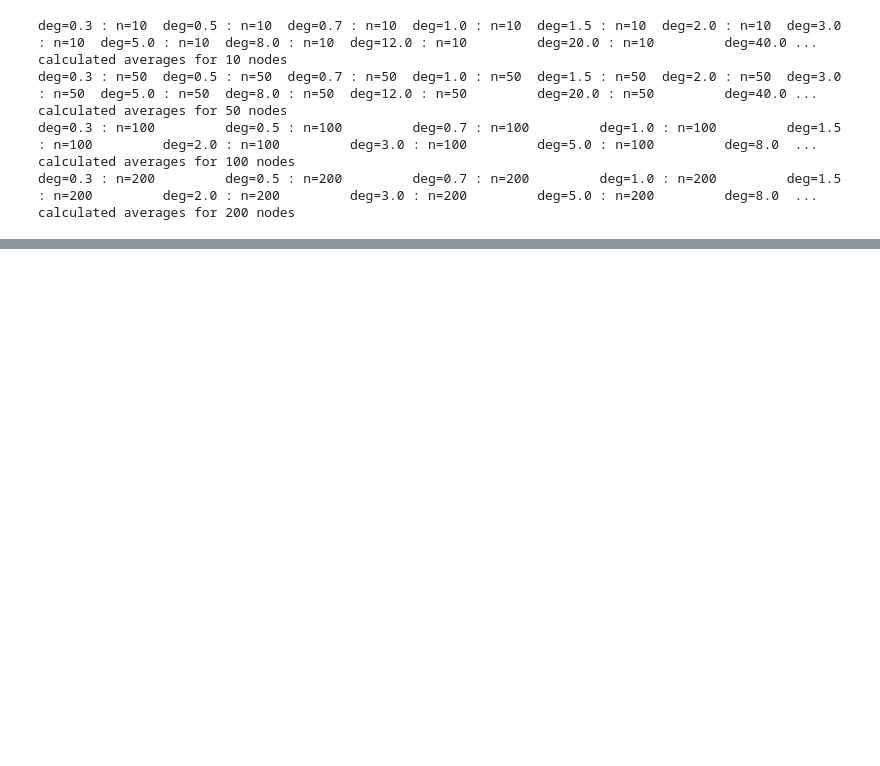
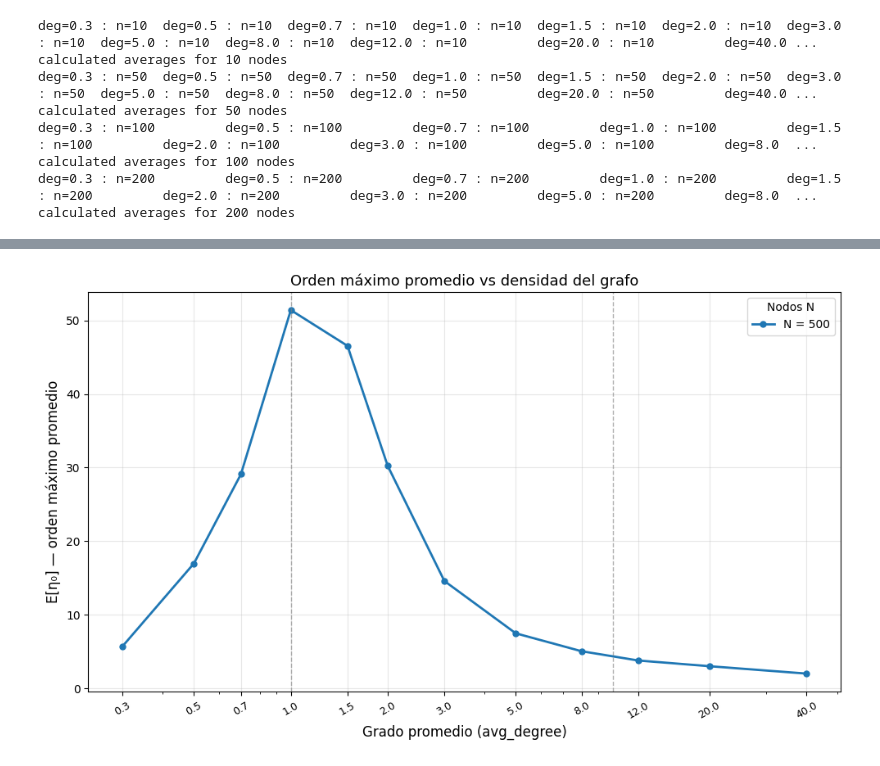
Before and after one commit to criquelme2003/feCUDA, a Jupyter notebook: eliot.ipynb, the cells around one changed output, grey strips where cells are left out. Saved outputs shown, nothing was run; the diff lists cells and outputs as text; code cells hidden in the pictures; blank space fills up the shorter version.

```diff
--- a/eliot.ipynb
+++ b/eliot.ipynb
@@ -111,0 +149,4 @@ plot_proms(ns, avg_degrees, proms_by_n)
+# %%
+plot_proms(ns, avg_degrees, proms_by_n)
+# %% [output]
+[figure, added]
```
Also changed, not shown: parts of 6 cells of this notebook, 4 other files.
